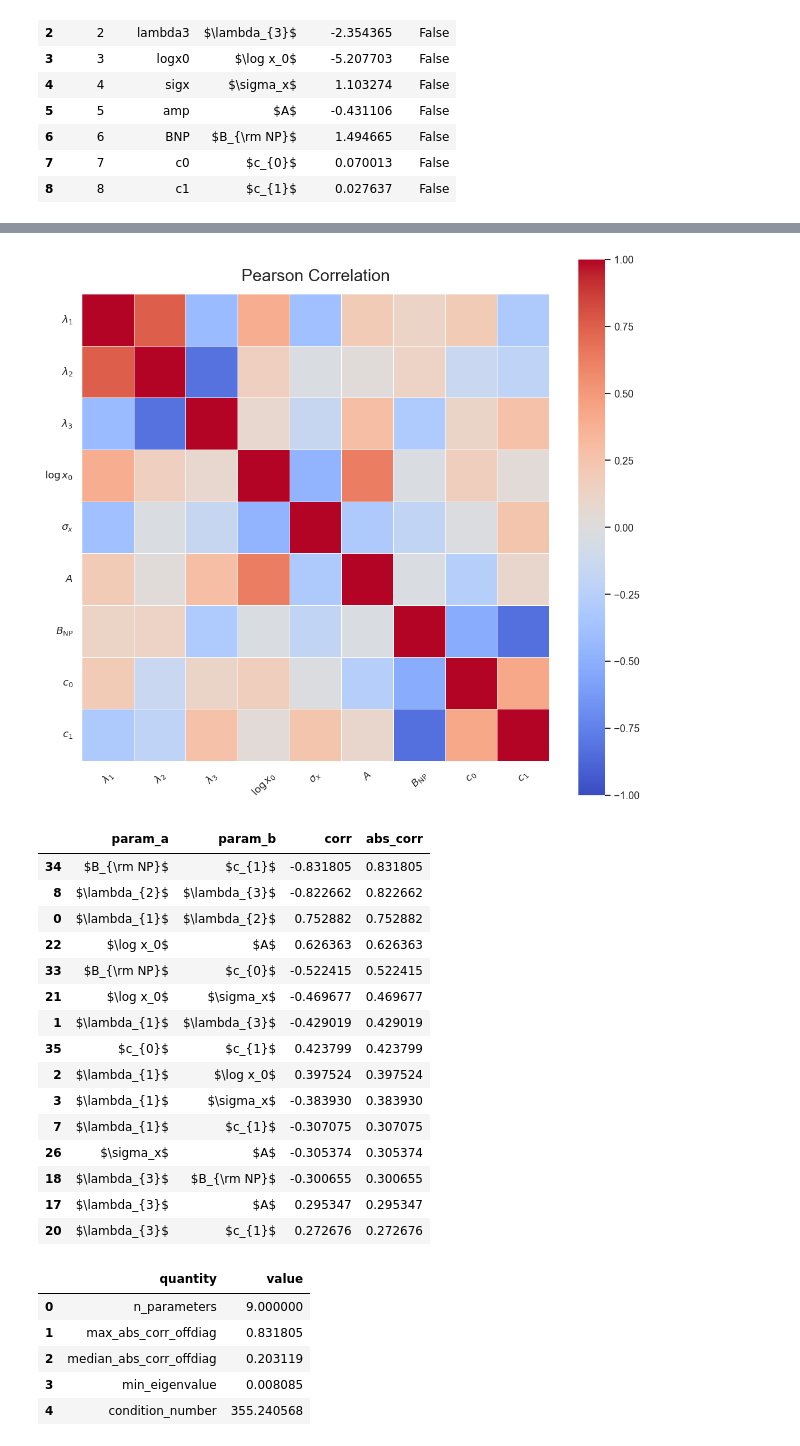
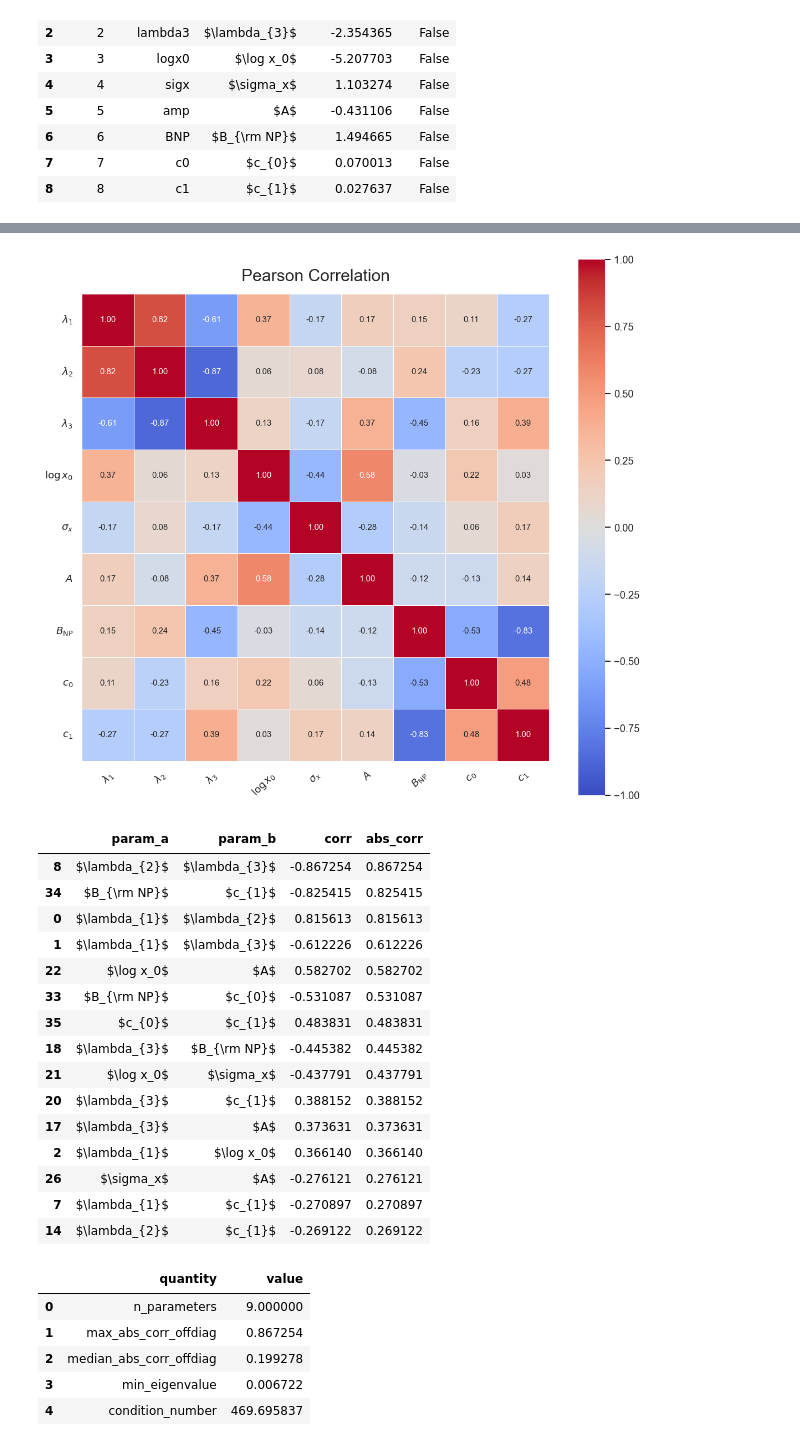
Before and after one commit to CongyueZhang2002/TMD-OpenCL, a Jupyter notebook: TMD-Fits-Minimal/Replica Analysis/parameter uncertainty.ipynb, the cells around one changed output, grey strips where cells are left out. Saved outputs shown, nothing was run; the diff lists cells and outputs as text; code cells hidden in the pictures.

```diff
--- a/TMD-Fits-Minimal/Replica Analysis/parameter uncertainty.ipynb
+++ b/TMD-Fits-Minimal/Replica Analysis/parameter uncertainty.ipynb
@@ -18,11 +19,13 @@ import seaborn as sns
 plt.rcParams["figure.dpi"] = 120
 sns.set_theme(style="whitegrid")
 # %%
-fit_name = "Final"
+fit_name = "Final_old"
 replica_results_path = Path("../Fits/replica_data/replica_0325.csv")
 pairplot_mode = "free"  # "free" or "all"
-use_success_only = False
+use_success_only = True
 show_success_failure_overlay = True
+export_correlation_pdf = True
+correlation_plot_pdf_path = Path("Plots_old/parameter_correlation.pdf")
 # %%
 card_path = Path("../Cards") / f"{fit_name}.jl"
 card_text = card_path.read_text(encoding="utf-8")
@@ -264,6 +348,9 @@ else:
     fig, ax = plt.subplots(figsize=(fig_w, fig_h))
     sns.heatmap(
         corr_df,
+        annot=corr_df.round(2),
+        fmt=".2f",
+        annot_kws={"size": 9},
         cmap="coolwarm",
         vmin=-1,
         vmax=1,
@@ -277,6 +364,9 @@ else:
     ax.tick_params(axis="x", labelrotation=45, labelsize=11)
     ax.tick_params(axis="y", labelrotation=0, labelsize=11)
     plt.tight_layout()
+    if export_correlation_pdf:
+        correlation_plot_pdf_path.parent.mkdir(parents=True, exist_ok=True)
+        fig.savefig(correlation_plot_pdf_path, bbox_inches="tight")
     plt.show()
 
     upper = corr_df.where(np.triu(np.ones(corr_df.shape), k=1).astype(bool))
@@ -324,23 +414,23 @@ else:
-[figure, old version]
+[figure, new version]
 |  | param_a | param_b | corr | abs_corr |
-| 34 | $B_{\rm NP}$ | $c_{1}$ | -0.831805 | 0.831805 |
-| 8 | $\lambda_{2}$ | $\lambda_{3}$ | -0.822662 | 0.822662 |
-| 0 | $\lambda_{1}$ | $\lambda_{2}$ | 0.752882 | 0.752882 |
-| 22 | $\log x_0$ | $A$ | 0.626363 | 0.626363 |
-| 33 | $B_{\rm NP}$ | $c_{0}$ | -0.522415 | 0.522415 |
-| 21 | $\log x_0$ | $\sigma_x$ | -0.469677 | 0.469677 |
-| 1 | $\lambda_{1}$ | $\lambda_{3}$ | -0.429019 | 0.429019 |
-| 35 | $c_{0}$ | $c_{1}$ | 0.423799 | 0.423799 |
-| 2 | $\lambda_{1}$ | $\log x_0$ | 0.397524 | 0.397524 |
-| 3 | $\lambda_{1}$ | $\sigma_x$ | -0.383930 | 0.383930 |
-| 7 | $\lambda_{1}$ | $c_{1}$ | -0.307075 | 0.307075 |
-| 26 | $\sigma_x$ | $A$ | -0.305374 | 0.305374 |
-| 18 | $\lambda_{3}$ | $B_{\rm NP}$ | -0.300655 | 0.300655 |
-| 17 | $\lambda_{3}$ | $A$ | 0.295347 | 0.295347 |
-| 20 | $\lambda_{3}$ | $c_{1}$ | 0.272676 | 0.272676 |
+| 8 | $\lambda_{2}$ | $\lambda_{3}$ | -0.867254 | 0.867254 |
+| 34 | $B_{\rm NP}$ | $c_{1}$ | -0.825415 | 0.825415 |
+| 0 | $\lambda_{1}$ | $\lambda_{2}$ | 0.815613 | 0.815613 |
+| 1 | $\lambda_{1}$ | $\lambda_{3}$ | -0.612226 | 0.612226 |
+| 22 | $\log x_0$ | $A$ | 0.582702 | 0.582702 |
+| 33 | $B_{\rm NP}$ | $c_{0}$ | -0.531087 | 0.531087 |
+| 35 | $c_{0}$ | $c_{1}$ | 0.483831 | 0.483831 |
+| 18 | $\lambda_{3}$ | $B_{\rm NP}$ | -0.445382 | 0.445382 |
+| 21 | $\log x_0$ | $\sigma_x$ | -0.437791 | 0.437791 |
+| 20 | $\lambda_{3}$ | $c_{1}$ | 0.388152 | 0.388152 |
+| 17 | $\lambda_{3}$ | $A$ | 0.373631 | 0.373631 |
+| 2 | $\lambda_{1}$ | $\log x_0$ | 0.366140 | 0.366140 |
+| 26 | $\sigma_x$ | $A$ | -0.276121 | 0.276121 |
+| 7 | $\lambda_{1}$ | $c_{1}$ | -0.270897 | 0.270897 |
+| 14 | $\lambda_{2}$ | $c_{1}$ | -0.269122 | 0.269122 |
 |  | quantity | value |
 | 0 | n_parameters | 9.000000 |
-| 1 | max_abs_corr_offdiag | 0.831805 |
-| 2 | median_abs_corr_offdiag | 0.203119 |
-| 3 | min_eigenvalue | 0.008085 |
-| 4 | condition_number | 355.240568 |
+| 1 | max_abs_corr_offdiag | 0.867254 |
+| 2 | median_abs_corr_offdiag | 0.199278 |
+| 3 | min_eigenvalue | 0.006722 |
+| 4 | condition_number | 469.695837 |
```
Also changed, not shown: parts of 6 cells of this notebook.
